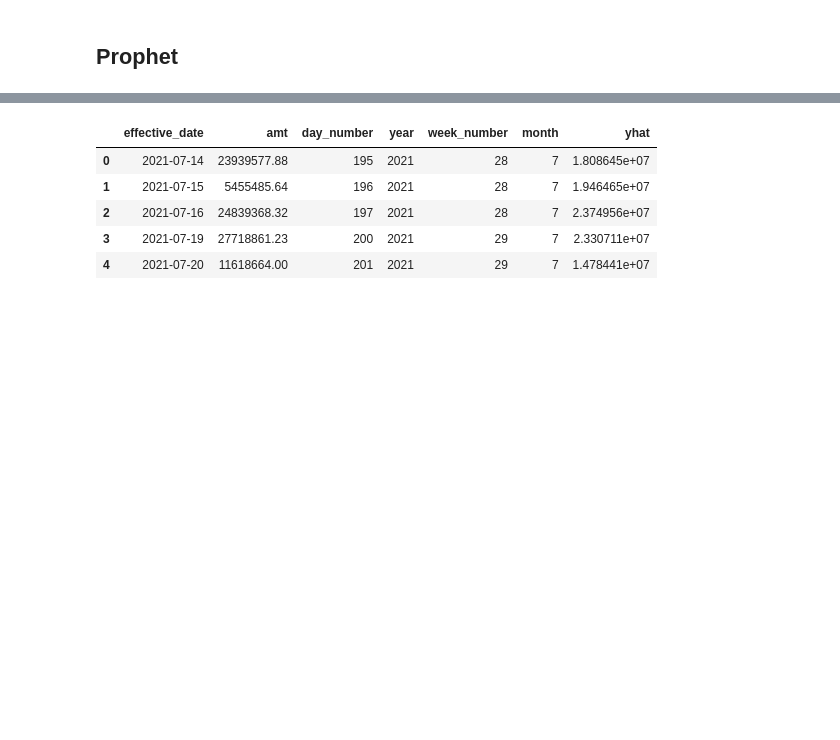
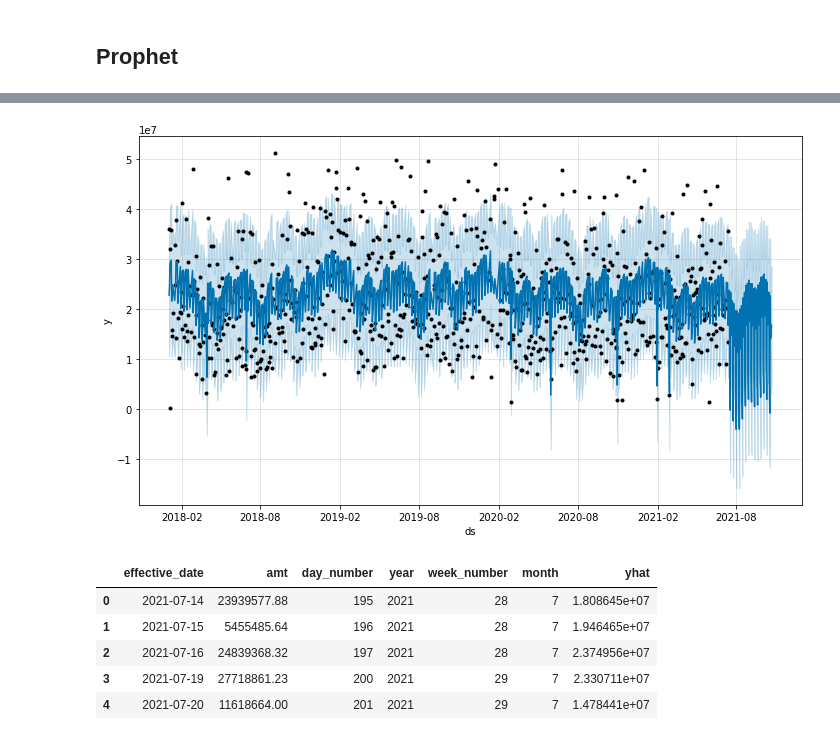
Before and after one commit to saatweek/cash-forecasting-notebook, a Jupyter notebook: Cash_Forecasting.ipynb, the cells around one changed output, grey strips where cells are left out. Cells and saved outputs as stored; diff of their text form; code cells hidden in the pictures; blank space fills up the shorter version.

```diff
--- a/Cash_Forecasting.ipynb
+++ b/Cash_Forecasting.ipynb
@@ -287,3 +478,7 @@ forecast[['ds', 'yhat', 'yhat_lower', 'yhat_upper']].tail()
+# %%
+m.plot(forecast, uncertainty=True);
+# %% [output]
+[figure, added]
 # %%
 forecast = forecast[['ds', 'yhat']]
 forecast = forecast.rename(columns={'ds': 'effective_date'})
```
Also changed, not shown: parts of 20 cells of this notebook.
